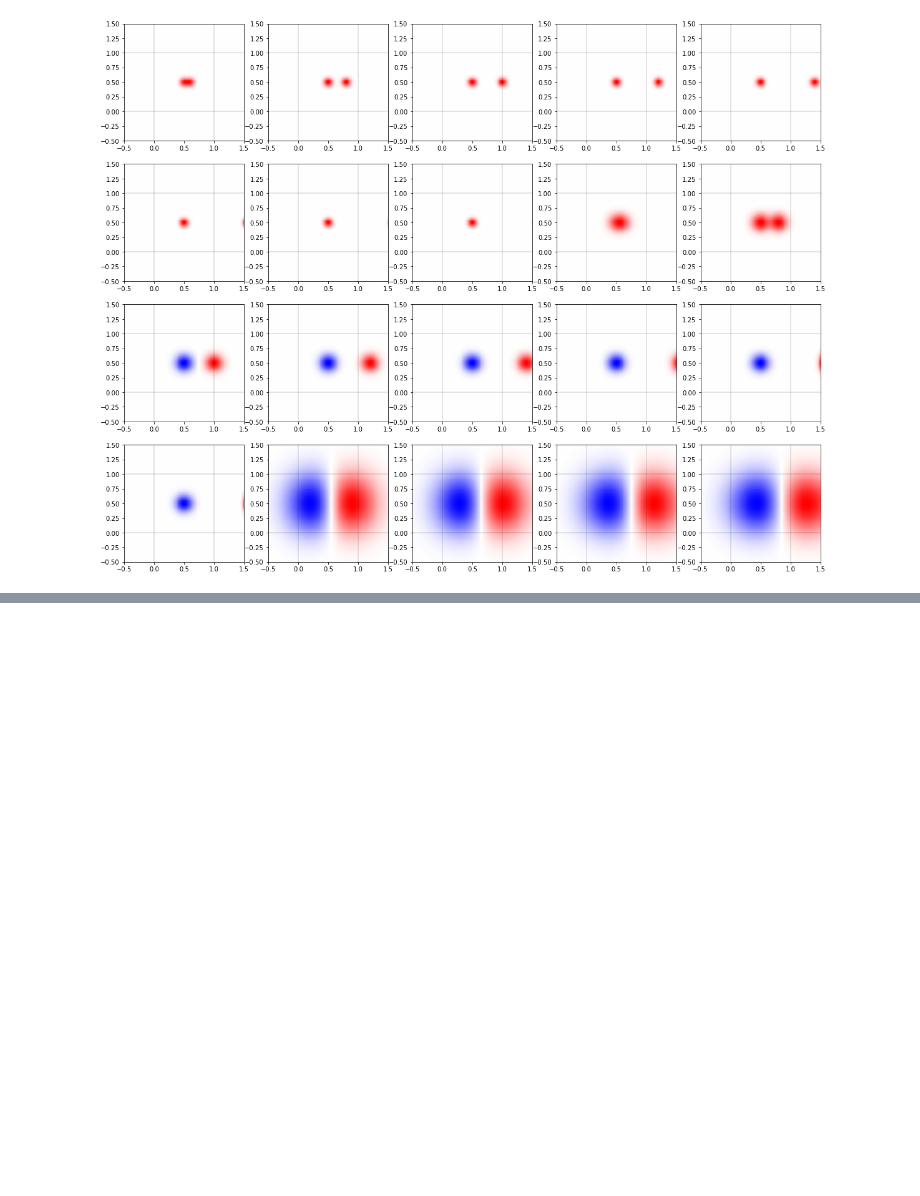
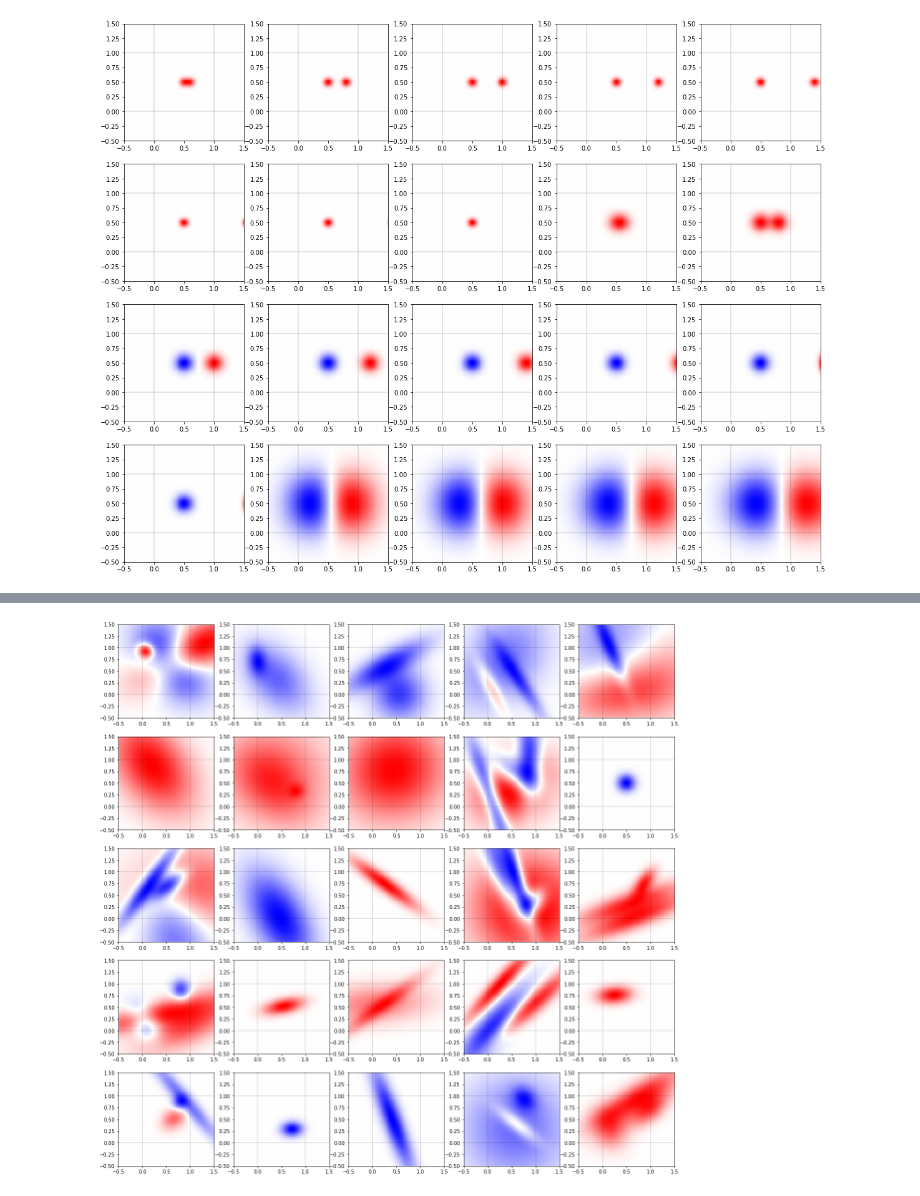
Before and after one commit to mczerwinski/kCSD-python, a Jupyter notebook: tutorials/Sources.ipynb, the cells around one changed output, grey strips where cells are left out. Cells and saved outputs as stored; diff of their text form; code cells hidden in the pictures; blank space fills up the shorter version.

```diff
--- a/tutorials/Sources.ipynb
+++ b/tutorials/Sources.ipynb
@@ -219,0 +248,22 @@ plt.show()
+# %%
+# Random shape sources
+# those are pseudorandom sources, with a given seed - source of certain number will always be the same.
+# They are to be simmilar to different, complex shapes that are hard to describe.
+# A pool big enough can check if there exist a case, where a method is not working
+
+Counter = 0
+subplot_counter = 1
+plt.figure(figsize=(20,20))
+for i in range(25):
+    test_source = sources.RandomCSD2d(Counter, resolution=100)
+    if test_source is False:
+        continue
+    Counter+=1
+    plt.subplot(5,5,subplot_counter)#, aspect='equal')
+    subplot_counter+=1
+    plot2dSource(test_source)
+
+
+plt.show()
+# %% [output]
+[figure, added]
```
Also changed, not shown: parts of 4 cells of this notebook, 1 other file.
